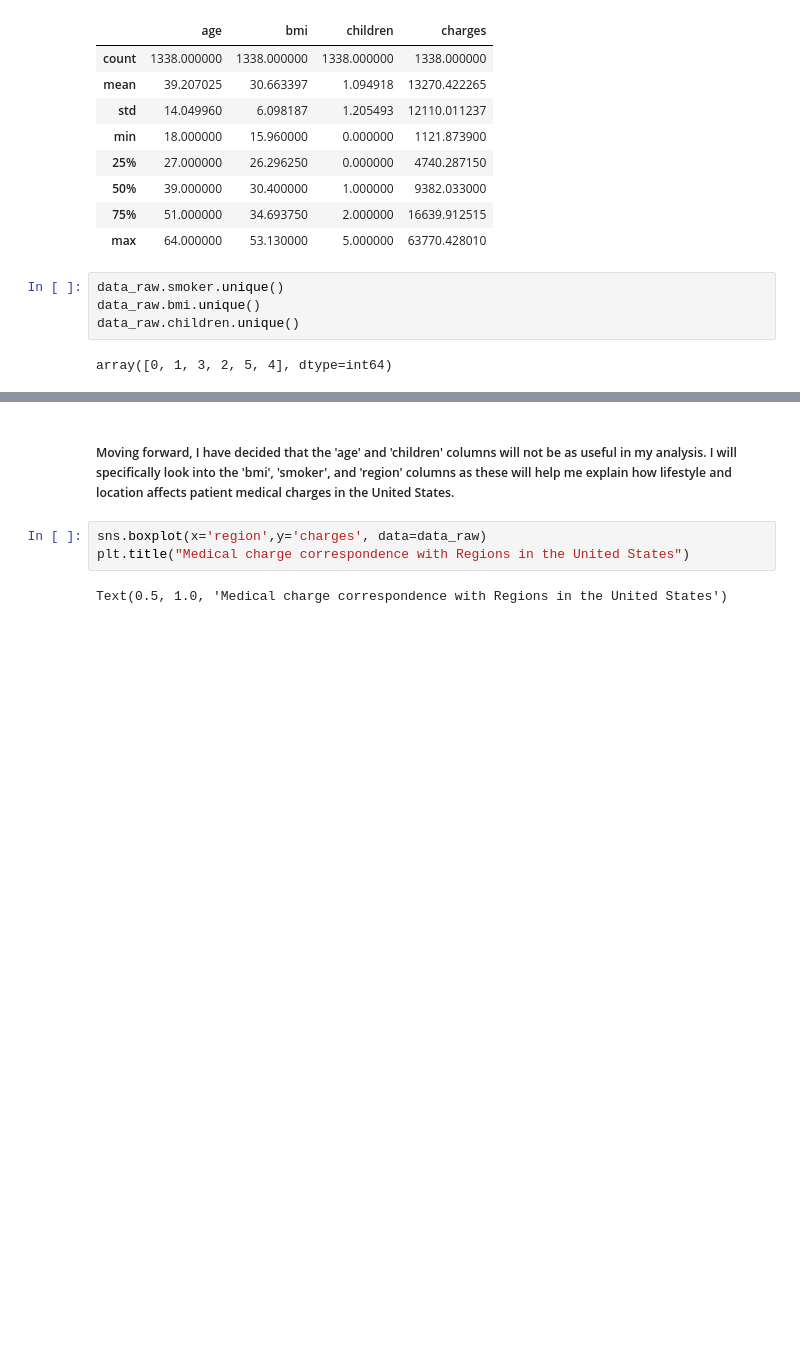
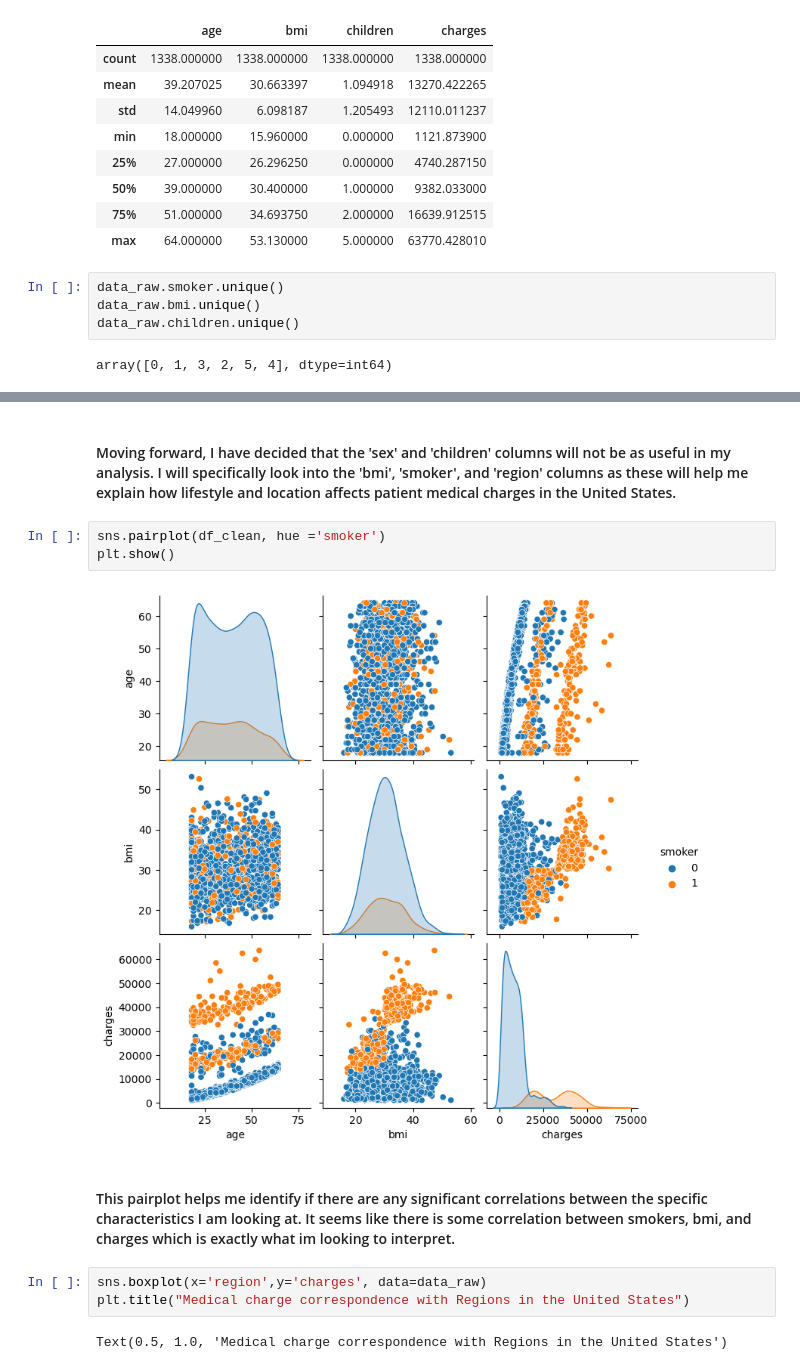
Before and after one commit to ubco-W2022T1-cosc301/project-group44, a Jupyter notebook: notebooks/analysis1.ipynb, the cells around one changed output, grey strips where cells are left out. Saved outputs shown, nothing was run; the diff lists cells and outputs as text; blank space fills up the shorter version.

```diff
--- a/notebooks/analysis1.ipynb
+++ b/notebooks/analysis1.ipynb
@@ -74,5 +97,12 @@ sns.heatmap(data_raw_mx, annot=True, cmap='Blues')
 # %% [markdown]
-##### Moving forward, I have decided that the 'age' and 'children' columns will not be as useful in my analysis. I will specifically look into the 'bmi', 'smoker', and 'region' columns as these will help me explain how lifestyle and location affects patient medical charges in the United States.
+#### Moving forward, I have decided that the 'sex' and 'children' columns will not be as useful in my analysis. I will specifically look into the 'bmi', 'smoker', and 'region' columns as these will help me explain how lifestyle and location affects patient medical charges in the United States.
+# %%
+sns.pairplot(df_clean, hue ='smoker')
+plt.show()
+# %% [output]
+[figure, added]
+# %% [markdown]
+#### This pairplot helps me identify if there are any significant correlations between the specific characteristics I am looking at. It seems like there is some correlation between smokers, bmi, and charges which is exactly what im looking to interpret.
 # %%
 sns.boxplot(x='region',y='charges', data=data_raw)
 plt.title("Medical charge correspondence with Regions in the United States")
```
Also changed, not shown: parts of 22 cells of this notebook.
